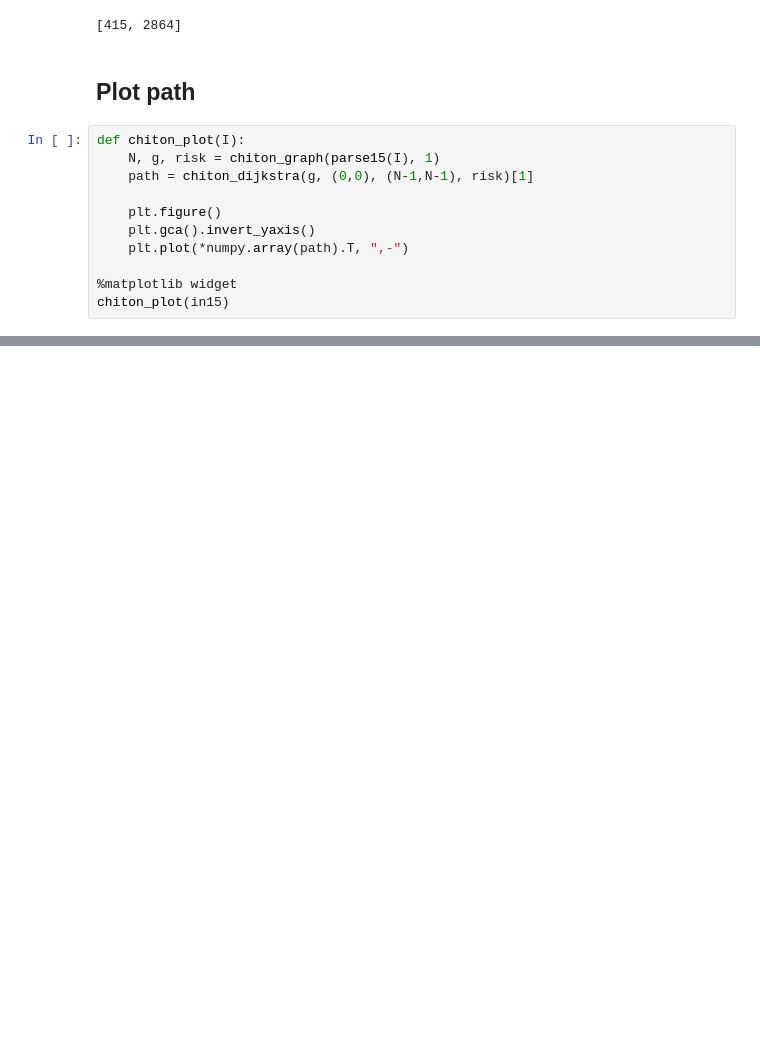
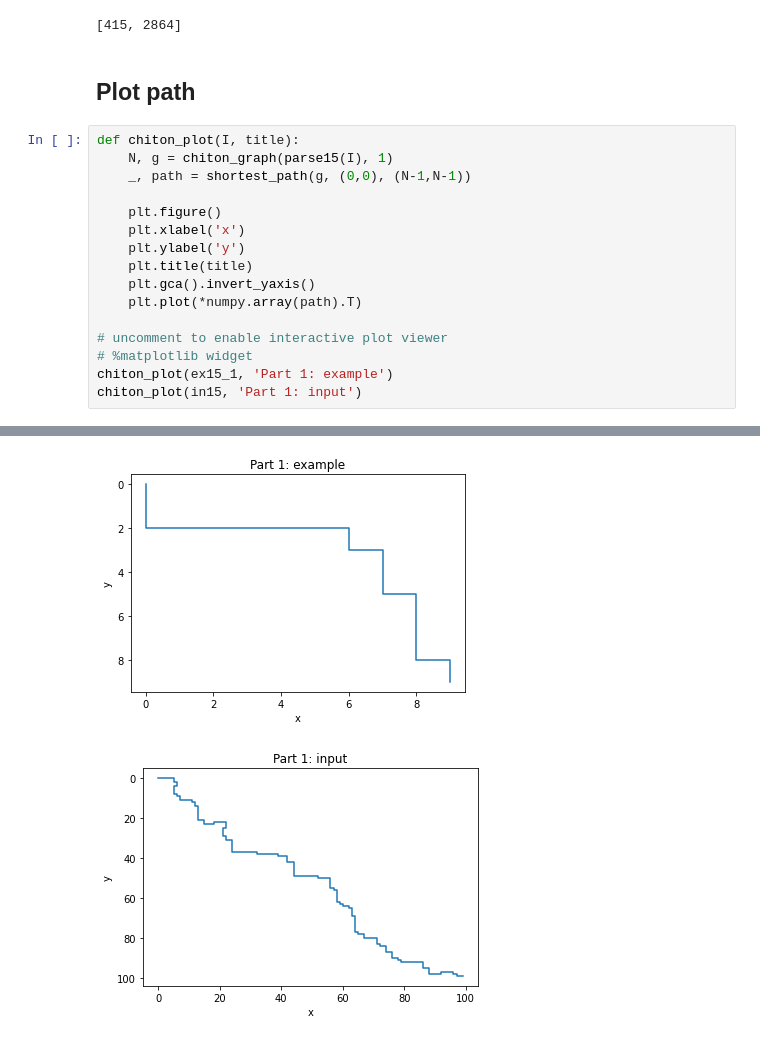
Before and after one commit to shamrin/adventofcode, a Jupyter notebook: 2021/all.ipynb, the cells around one changed output, grey strips where cells are left out. Saved outputs shown, nothing was run; the diff lists cells and outputs as text; blank space fills up the shorter version.

```diff
--- a/2021/all.ipynb
+++ b/2021/all.ipynb
@@ -572,14 +587,19 @@ do(15, 415, 2864)
 # %% [markdown]
 ## Plot path
 # %%
-def chiton_plot(I):
-    N, g, risk = chiton_graph(parse15(I), 1)
-    path = chiton_dijkstra(g, (0,0), (N-1,N-1), risk)[1]
+def chiton_plot(I, title):
+    N, g = chiton_graph(parse15(I), 1)
+    _, path = shortest_path(g, (0,0), (N-1,N-1))
 
     plt.figure()
+    plt.xlabel('x')
+    plt.ylabel('y')
+    plt.title(title)
     plt.gca().invert_yaxis()
-    plt.plot(*numpy.array(path).T, ",-")
+    plt.plot(*numpy.array(path).T)
 
-%matplotlib widget
-chiton_plot(in15)
+# uncomment to enable interactive plot viewer
+# %matplotlib widget
+chiton_plot(ex15_1, 'Part 1: example')
+chiton_plot(in15, 'Part 1: input')
 # %% [output]
@@ -586,0 +606,2 @@ chiton_plot(in15)
+[figure, added]
+[figure, added]
```
Also changed, not shown: parts of 3 cells of this notebook, 1 other file.
